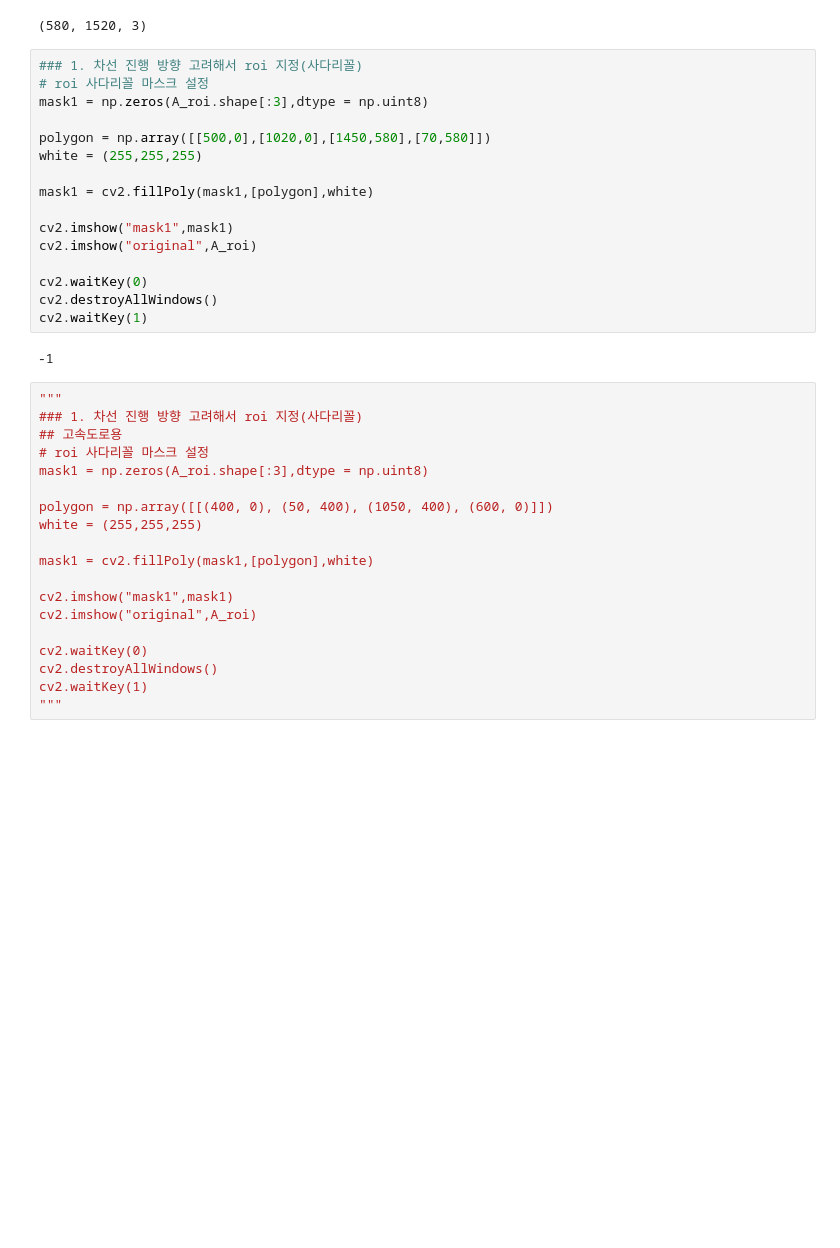
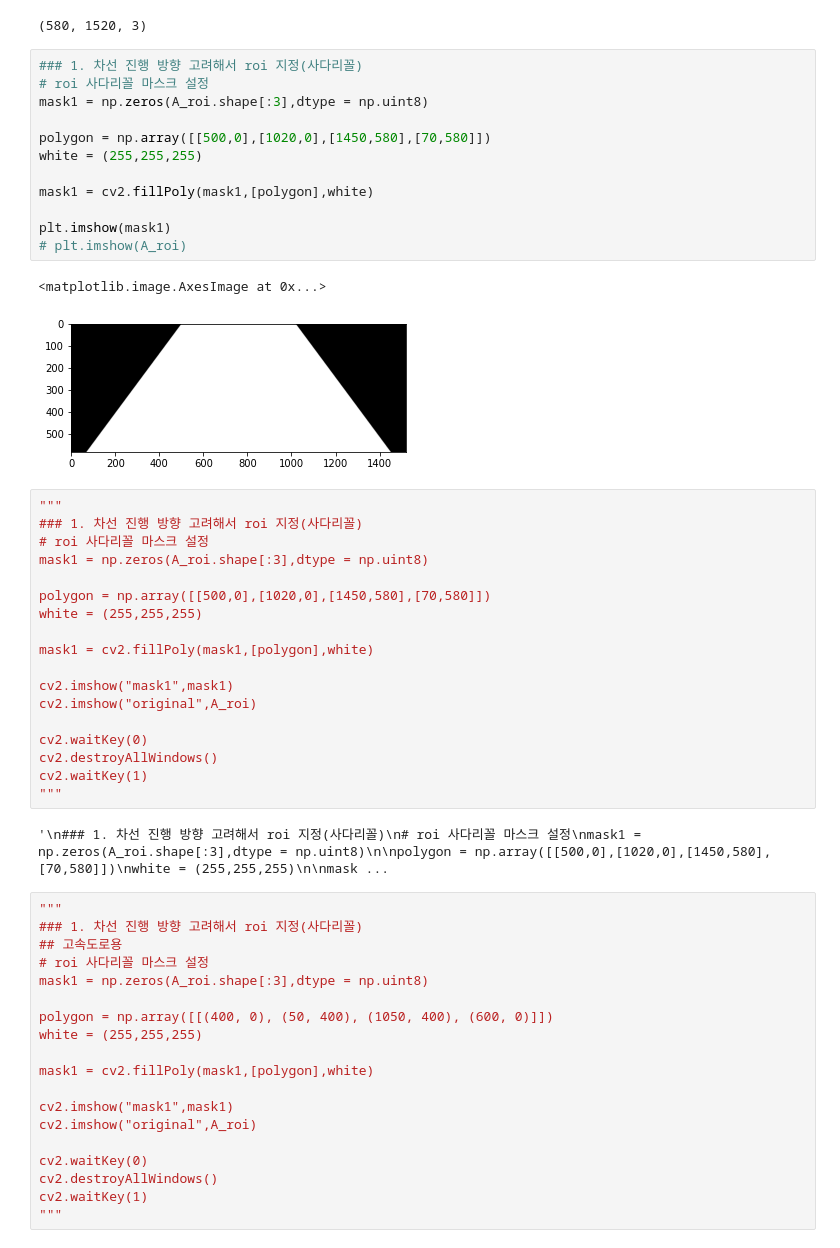
Before and after one commit to lim-ye-ji/Object_recognition_in_autonomous_driving, a Jupyter notebook: lane/Yu.ipynb, the cells around one changed output. Saved outputs shown, nothing was run; the diff lists cells and outputs as text; blank space fills up the shorter version.

```diff
--- a/lane/Yu.ipynb
+++ b/lane/Yu.ipynb
@@ -51,7 +79,23 @@ cv2.waitKey(1)
 A_roi.shape[:3]
 # %% [output]
 (580, 1520, 3)
+# %%
+### 1. 차선 진행 방향 고려해서 roi 지정(사다리꼴)
+# roi 사다리꼴 마스크 설정
+mask1 = np.zeros(A_roi.shape[:3],dtype = np.uint8)
+
+polygon = np.array([[500,0],[1020,0],[1450,580],[70,580]])
+white = (255,255,255)
+
+mask1 = cv2.fillPoly(mask1,[polygon],white)
+
+plt.imshow(mask1)
+# plt.imshow(A_roi)
+# %% [output]
+<matplotlib.image.AxesImage at 0x...>
+[figure, added]
 # %%
+"""
 ### 1. 차선 진행 방향 고려해서 roi 지정(사다리꼴)
 # roi 사다리꼴 마스크 설정
 mask1 = np.zeros(A_roi.shape[:3],dtype = np.uint8)
@@ -67,8 +111,9 @@ cv2.imshow("original",A_roi)
 cv2.waitKey(0)
 cv2.destroyAllWindows()
 cv2.waitKey(1)
+"""
 # %% [output]
--1
+'\n### 1. 차선 진행 방향 고려해서 roi 지정(사다리꼴)\n# roi 사다리꼴 마스크 설정\nmask1 = np.zeros(A_roi.shape[:3],dtype = np.uint8)\n\npolygon = np.array([[500,0],[1020,0],[1450,580],[70,580]])\nwhite = (255,255,255)\n\nmask ...
 # %%
 """
 ### 1. 차선 진행 방향 고려해서 roi 지정(사다리꼴)
```
Also changed, not shown: parts of 28 cells of this notebook.
